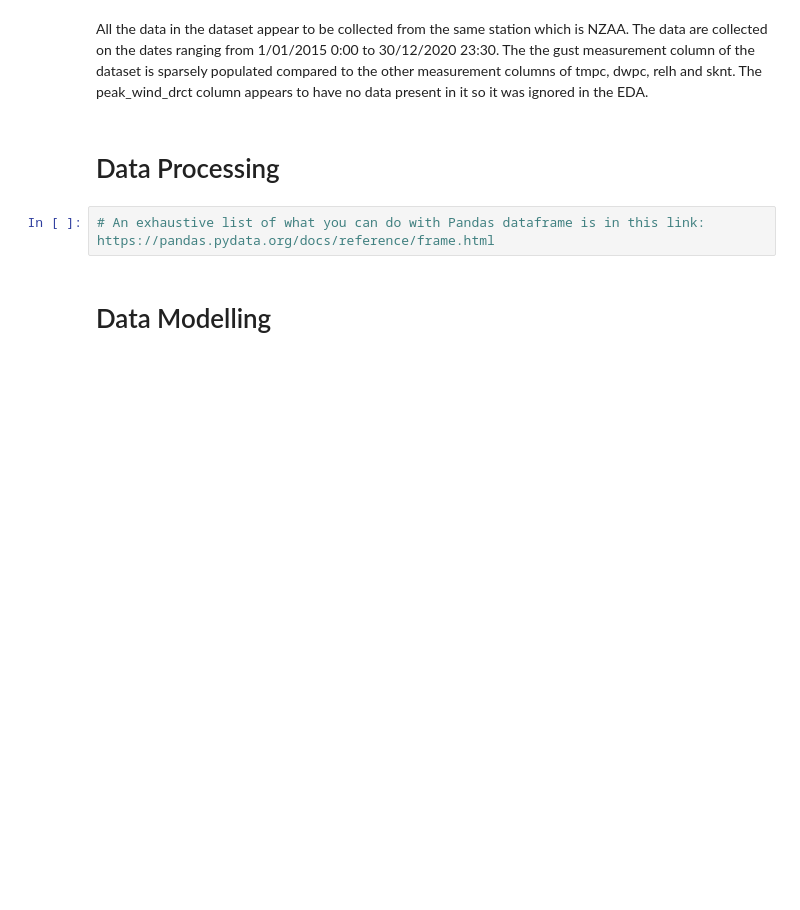
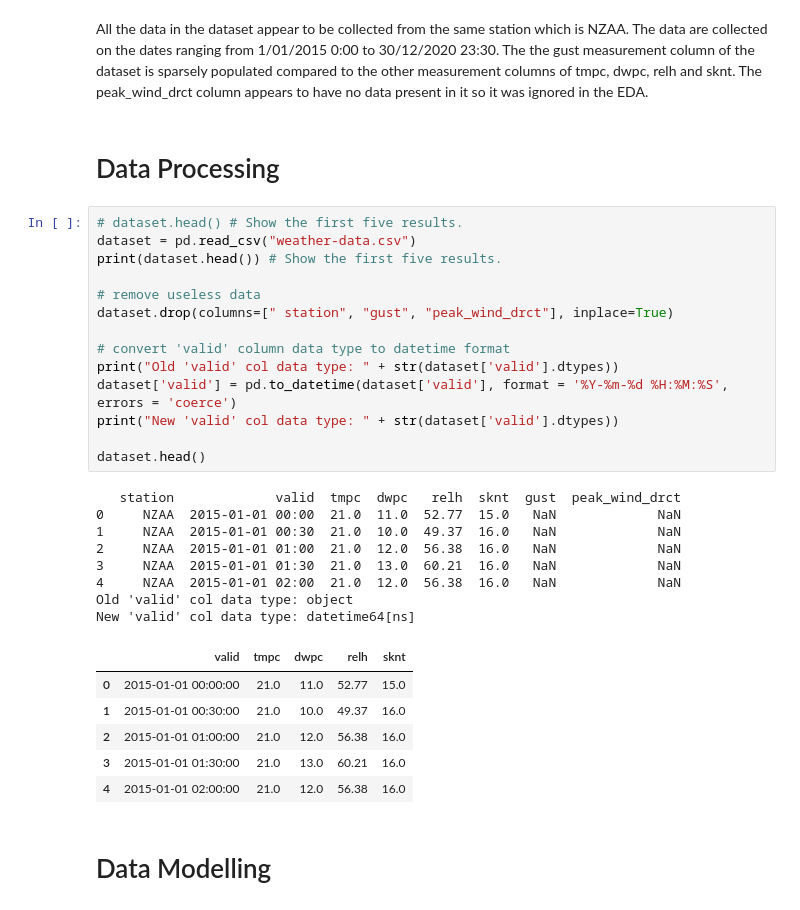
Before and after one commit to BraveNewWord/msa-phase-2, a Jupyter notebook: data-science-module/submission.ipynb, the cells around one changed output. Saved outputs shown, nothing was run; the diff lists cells and outputs as text; blank space fills up the shorter version.

Commit message:
Make changes to data

```diff
--- a/data-science-module/submission.ipynb
+++ b/data-science-module/submission.ipynb
@@ -65,8 +65,35 @@ plt.show()
 All the data in the dataset appear to be collected from the same station which is NZAA. The data are collected on the dates ranging from 1/01/2015 0:00 to 30/12/2020 23:30. The the gust measurement column of the dataset is sparsely populated compared to the other measurement columns of tmpc, dwpc, relh and sknt. The peak_wind_drct column appears to have no data present in it so it was ignored in the EDA.
 # %% [markdown]
 # Data Processing
-# %%
-# An exhaustive list of what you can do with Pandas dataframe is in this link: https://pandas.pydata.org/docs/reference/frame.html
+# %%
+# dataset.head() # Show the first five results.
+dataset = pd.read_csv("weather-data.csv")
+print(dataset.head()) # Show the first five results.
+
+# remove useless data
+dataset.drop(columns=[" station", "gust", "peak_wind_drct"], inplace=True)
+
+# convert 'valid' column data type to datetime format
+print("Old 'valid' col data type: " + str(dataset['valid'].dtypes))
+dataset['valid'] = pd.to_datetime(dataset['valid'], format = '%Y-%m-%d %H:%M:%S', errors = 'coerce')
+print("New 'valid' col data type: " + str(dataset['valid'].dtypes))
+
+dataset.head()
+# %% [output]
+   station             valid  tmpc  dwpc   relh  sknt  gust  peak_wind_drct
+0     NZAA  2015-01-01 00:00  21.0  11.0  52.77  15.0   NaN             NaN
+1     NZAA  2015-01-01 00:30  21.0  10.0  49.37  16.0   NaN             NaN
+2     NZAA  2015-01-01 01:00  21.0  12.0  56.38  16.0   NaN             NaN
+3     NZAA  2015-01-01 01:30  21.0  13.0  60.21  16.0   NaN             NaN
+4     NZAA  2015-01-01 02:00  21.0  12.0  56.38  16.0   NaN             NaN
+Old 'valid' col data type: object
+New 'valid' col data type: datetime64[ns]
+|  | valid | tmpc | dwpc | relh | sknt |
+| 0 | 2015-01-01 00:00:00 | 21.0 | 11.0 | 52.77 | 15.0 |
+| 1 | 2015-01-01 00:30:00 | 21.0 | 10.0 | 49.37 | 16.0 |
+| 2 | 2015-01-01 01:00:00 | 21.0 | 12.0 | 56.38 | 16.0 |
+| 3 | 2015-01-01 01:30:00 | 21.0 | 13.0 | 60.21 | 16.0 |
+| 4 | 2015-01-01 02:00:00 | 21.0 | 12.0 | 56.38 | 16.0 |
 # %% [markdown]
 # Data Modelling
 # %%
```
